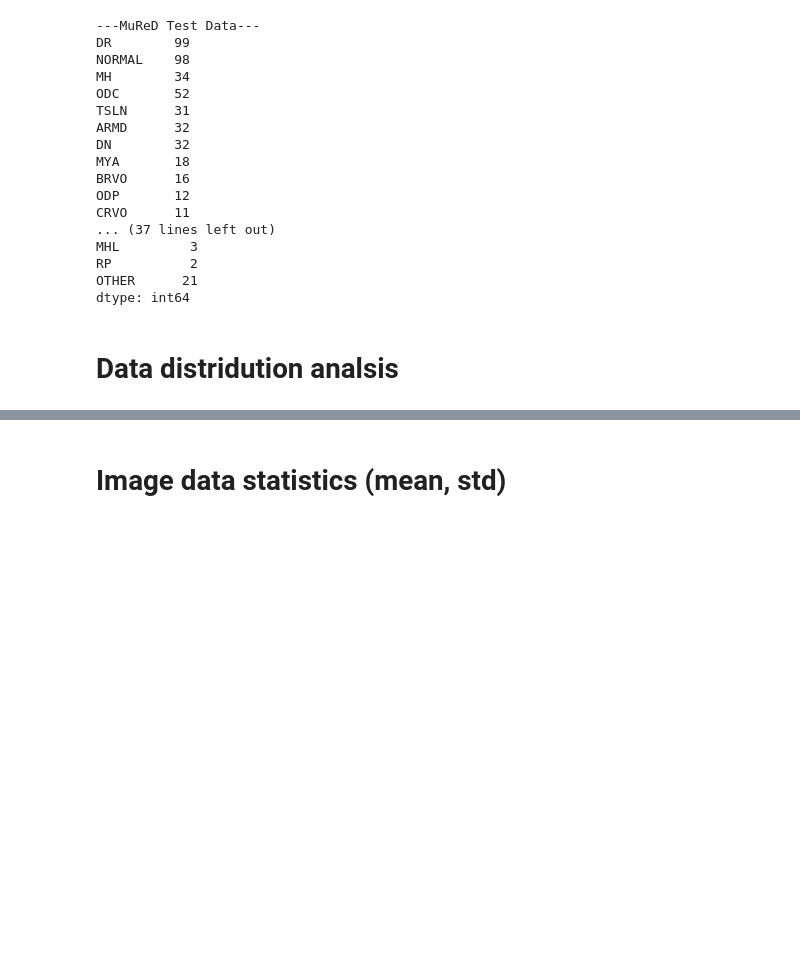
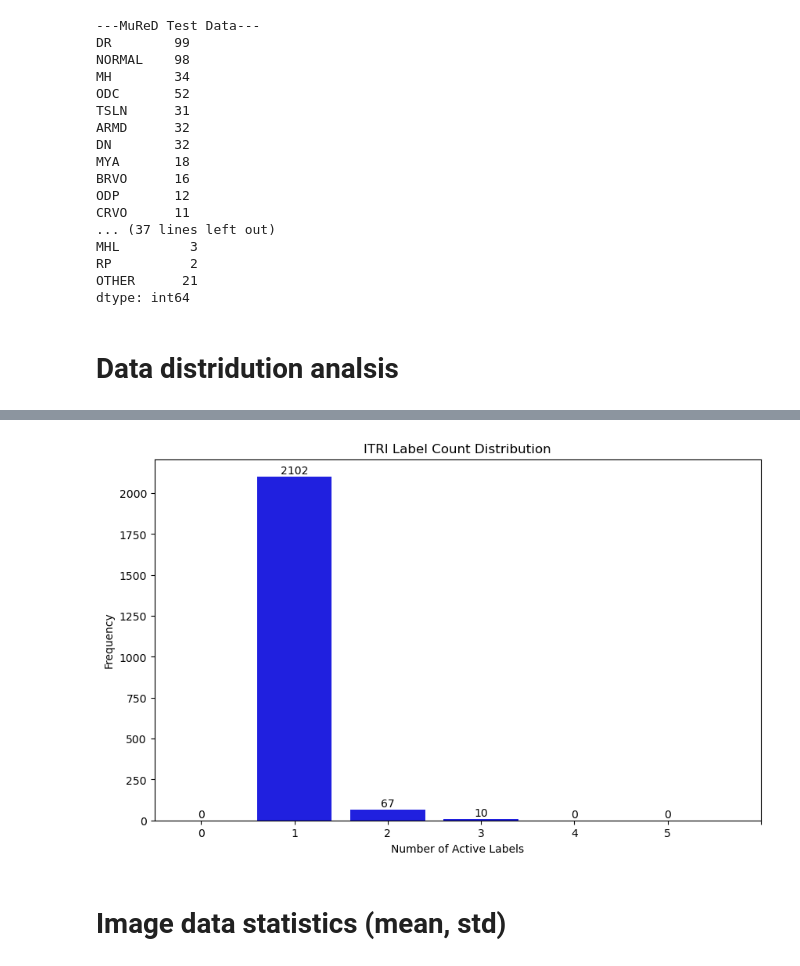
Before and after one commit to stevenlinlinlin/Multilabel-Fundus-Image-Classificaiton, a Jupyter notebook: data_analysis.ipynb, the cells around one changed output, grey strips where cells are left out. Cells and saved outputs as stored; diff of their text form; code cells hidden in the pictures; blank space fills up the shorter version.

```diff
--- a/data_analysis.ipynb
+++ b/data_analysis.ipynb
@@ -140,3 +142,26 @@ plt.show()
+# %%
+import seaborn as sns
+import matplotlib.pyplot as plt
+
+# counts = [0, 22759+4127, 9744, 1875, 218, 24] # Train data
+counts = [0, 1475+627, 67, 10, 0, 0] # Test data
+
+numeric_labels = [0, 1, 2, 3, 4, 5]  # Numeric representation for the number of labels
+
+plt.figure(figsize=(10, 6))
+bars = sns.barplot(x=numeric_labels, y=counts, color='blue')
+plt.title('ITRI Label Count Distribution')
+plt.xlabel('Number of Active Labels')
+plt.ylabel('Frequency')
+
+for bar in bars.patches:
+    bars.annotate(format(bar.get_height(), '.0f'),
+                  (bar.get_x() + bar.get_width() / 2,
+                   bar.get_height()), ha='center', va='bottom')
+plt.xticks(range(len(counts)+1))
+plt.show()
+# %% [output]
+[figure, added]
 # %% [markdown]
 # Image data statistics (mean, std)
 # %%
```
Also changed, not shown: parts of 2 cells of this notebook.
